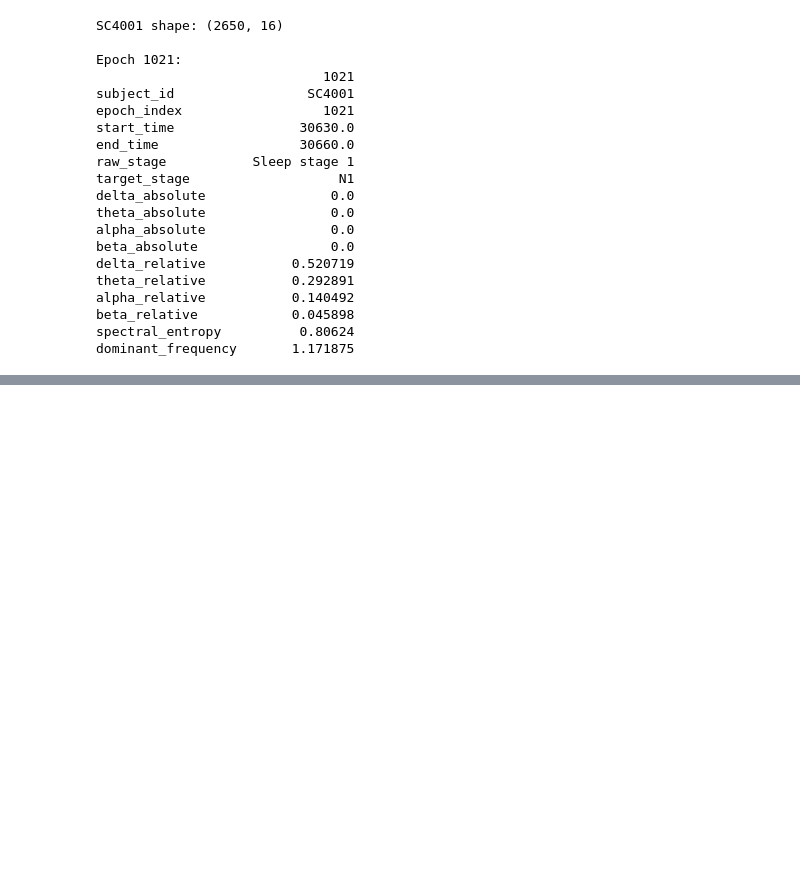
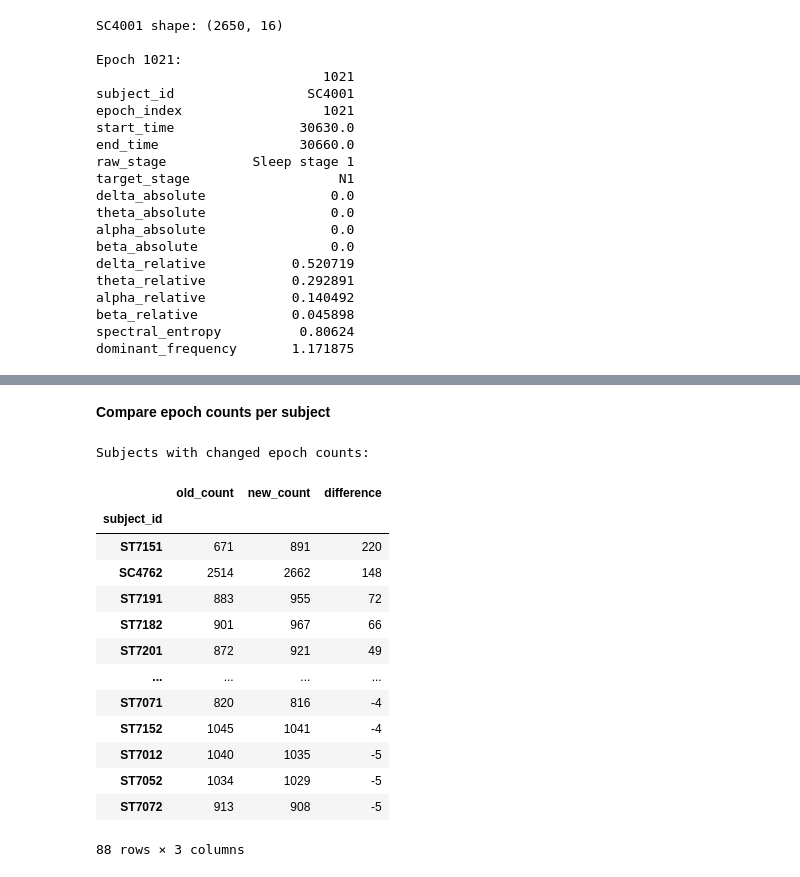
Before and after one commit to ThePral/Sleep-Stage-Prediction, a Jupyter notebook: notebooks/02_dataset_quality_check.ipynb, the cells around one changed output, grey strips where cells are left out. Cells and saved outputs as stored; diff of their text form; code cells hidden in the pictures; blank space fills up the shorter version.

```diff
--- a/notebooks/02_dataset_quality_check.ipynb
+++ b/notebooks/02_dataset_quality_check.ipynb
@@ -1967,0 +2112,64 @@ dominant_frequency       1.171875
+# %% [markdown]
+**Compare epoch counts per subject**
+# %%
+old_counts = (
+    old_df
+    .groupby("subject_id")
+    .size()
+    .rename("old_count")
+)
+
+new_counts = (
+    new_df
+    .groupby("subject_id")
+    .size()
+    .rename("new_count")
+)
+
+subject_comparison = pd.concat(
+    [old_counts, new_counts],
+    axis=1,
+).fillna(0)
+
+subject_comparison["old_count"] = (
+    subject_comparison["old_count"].astype(int)
+)
+
+subject_comparison["new_count"] = (
+    subject_comparison["new_count"].astype(int)
+)
+
+subject_comparison["difference"] = (
+    subject_comparison["new_count"]
+    - subject_comparison["old_count"]
+)
+
+print(
+    "Subjects with changed epoch counts:"
+)
+
+display(
+    subject_comparison[
+        subject_comparison["difference"] != 0
+    ]
+    .sort_values(
+        "difference",
+        ascending=False,
+    )
+)
+# %% [output]
+Subjects with changed epoch counts:
+|  | old_count | new_count | difference |
+| subject_id |  |  |  |
+| ST7151 | 671 | 891 | 220 |
+| SC4762 | 2514 | 2662 | 148 |
+| ST7191 | 883 | 955 | 72 |
+| ST7182 | 901 | 967 | 66 |
+| ST7201 | 872 | 921 | 49 |
+| ... | ... | ... | ... |
+| ST7071 | 820 | 816 | -4 |
+| ST7152 | 1045 | 1041 | -4 |
+| ST7012 | 1040 | 1035 | -5 |
+| ST7052 | 1034 | 1029 | -5 |
+| ST7072 | 913 | 908 | -5 |
+88 rows × 3 columns
```
Also changed, not shown: parts of 49 cells of this notebook, 5 other files.
